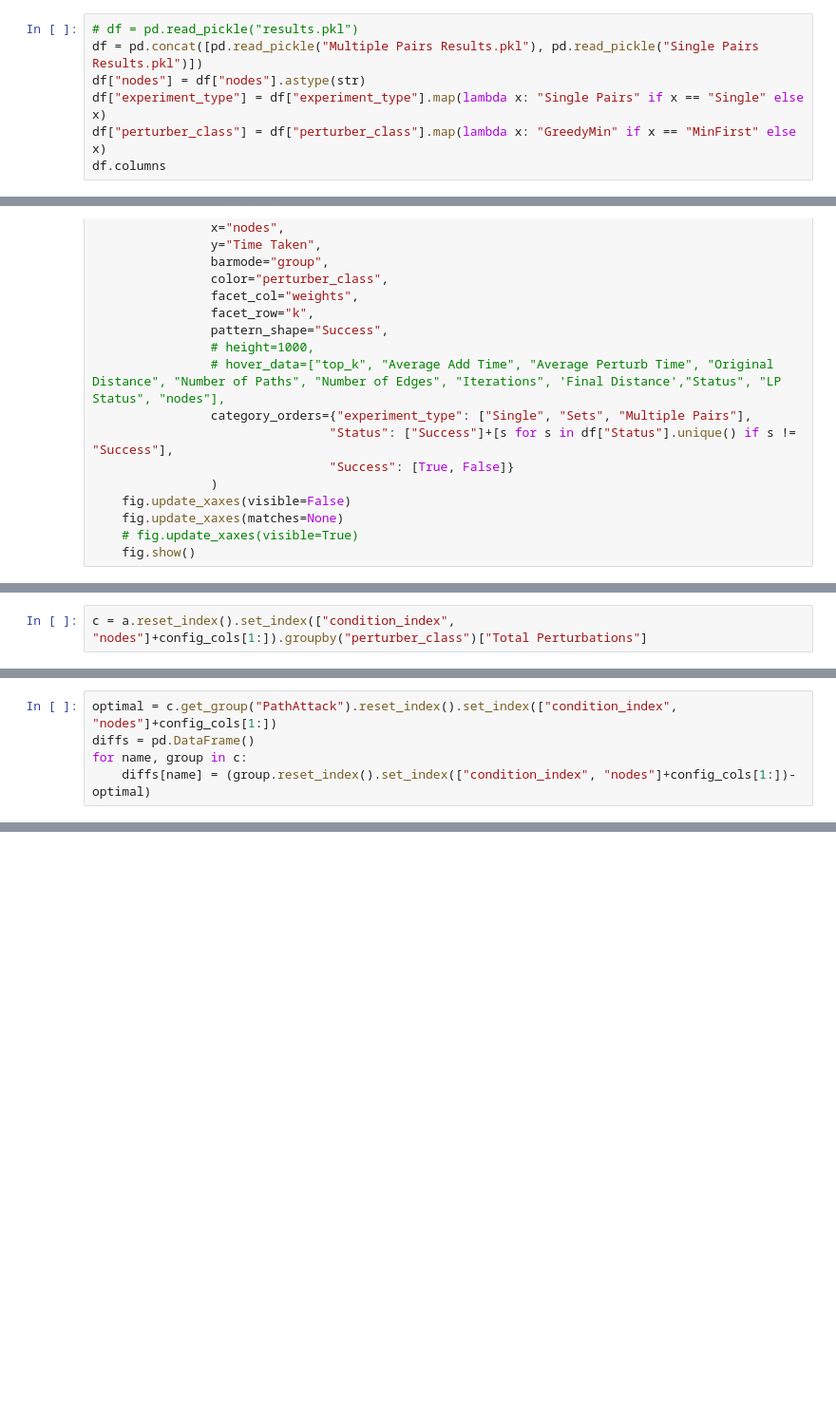
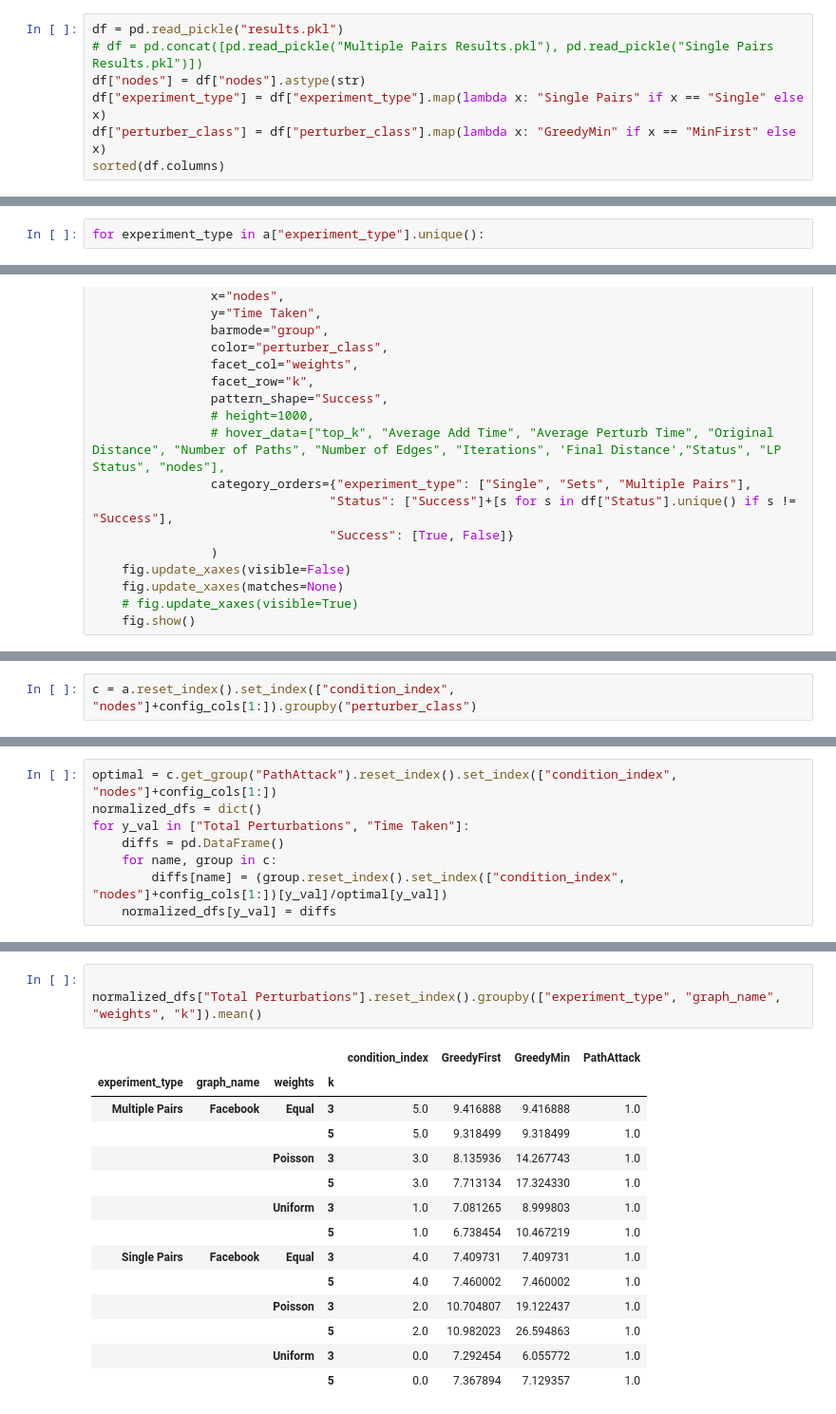
Before and after one commit to blake-gaines/PerturbSpanners, a Jupyter notebook: view_results.ipynb, the cells around one changed output, grey strips where cells are left out. Shown at 95% size. Saved outputs shown, nothing was run; the diff lists cells and outputs as text; blank space fills up the shorter version.

Commit message:
Update Results

```diff
--- a/view_results.ipynb
+++ b/view_results.ipynb
@@ -6,10 +6,10 @@ pd.read_pickle("failed_experiments.pkl").columns
 # %% [output]
 Index([], dtype='object')
 # %%
-# df = pd.read_pickle("results.pkl")
-df = pd.concat([pd.read_pickle("Multiple Pairs Results.pkl"), pd.read_pickle("Single Pairs Results.pkl")])
+df = pd.read_pickle("results.pkl")
+# df = pd.concat([pd.read_pickle("Multiple Pairs Results.pkl"), pd.read_pickle("Single Pairs Results.pkl")])
 df["nodes"] = df["nodes"].astype(str)
 df["experiment_type"] = df["experiment_type"].map(lambda x: "Single Pairs" if x == "Single" else x)
 df["perturber_class"] = df["perturber_class"].map(lambda x: "GreedyMin" if x == "MinFirst" else x)
-df.columns
+sorted(df.columns)
 # %% [output]
@@ -54,3 +60,5 @@ len(a)
+# %%
+for experiment_type in a["experiment_type"].unique():
 # %%
 ## TODO: Instances where the LP is infeasible or runs out of iterations should be removed from the data
 
@@ -108,2 +116,2 @@ len(a)
 # %%
-c = a.reset_index().set_index(["condition_index", "nodes"]+config_cols[1:]).groupby("perturber_class")["Total Perturbations"]
+c = a.reset_index().set_index(["condition_index", "nodes"]+config_cols[1:]).groupby("perturber_class")
@@ -114,5 +118,8 @@ config_cols[1:]
 # %%
 optimal = c.get_group("PathAttack").reset_index().set_index(["condition_index", "nodes"]+config_cols[1:])
-diffs = pd.DataFrame()
-for name, group in c:
-    diffs[name] = (group.reset_index().set_index(["condition_index", "nodes"]+config_cols[1:])-optimal)
+normalized_dfs = dict()
+for y_val in ["Total Perturbations", "Time Taken"]:
+    diffs = pd.DataFrame()
+    for name, group in c:
+        diffs[name] = (group.reset_index().set_index(["condition_index", "nodes"]+config_cols[1:])[y_val]/optimal[y_val])
+    normalized_dfs[y_val] = diffs
@@ -135,0 +126,18 @@ diffs
+# %%
+
+normalized_dfs["Total Perturbations"].reset_index().groupby(["experiment_type", "graph_name", "weights", "k"]).mean()
+# %% [output]
+|  |  |  |  | condition_index | GreedyFirst | GreedyMin | PathAttack |
+| experiment_type | graph_name | weights | k |  |  |  |  |
+| Multiple Pairs | Facebook | Equal | 3 | 5.0 | 9.416888 | 9.416888 | 1.0 |
+|  |  |  | 5 | 5.0 | 9.318499 | 9.318499 | 1.0 |
+|  |  | Poisson | 3 | 3.0 | 8.135936 | 14.267743 | 1.0 |
+|  |  |  | 5 | 3.0 | 7.713134 | 17.324330 | 1.0 |
+|  |  | Uniform | 3 | 1.0 | 7.081265 | 8.999803 | 1.0 |
+|  |  |  | 5 | 1.0 | 6.738454 | 10.467219 | 1.0 |
+| Single Pairs | Facebook | Equal | 3 | 4.0 | 7.409731 | 7.409731 | 1.0 |
+|  |  |  | 5 | 4.0 | 7.460002 | 7.460002 | 1.0 |
+|  |  | Poisson | 3 | 2.0 | 10.704807 | 19.122437 | 1.0 |
+|  |  |  | 5 | 2.0 | 10.982023 | 26.594863 | 1.0 |
+|  |  | Uniform | 3 | 0.0 | 7.292454 | 6.055772 | 1.0 |
+|  |  |  | 5 | 0.0 | 7.367894 | 7.129357 | 1.0 |
```
Also changed, not shown: parts of 7 cells of this notebook.
